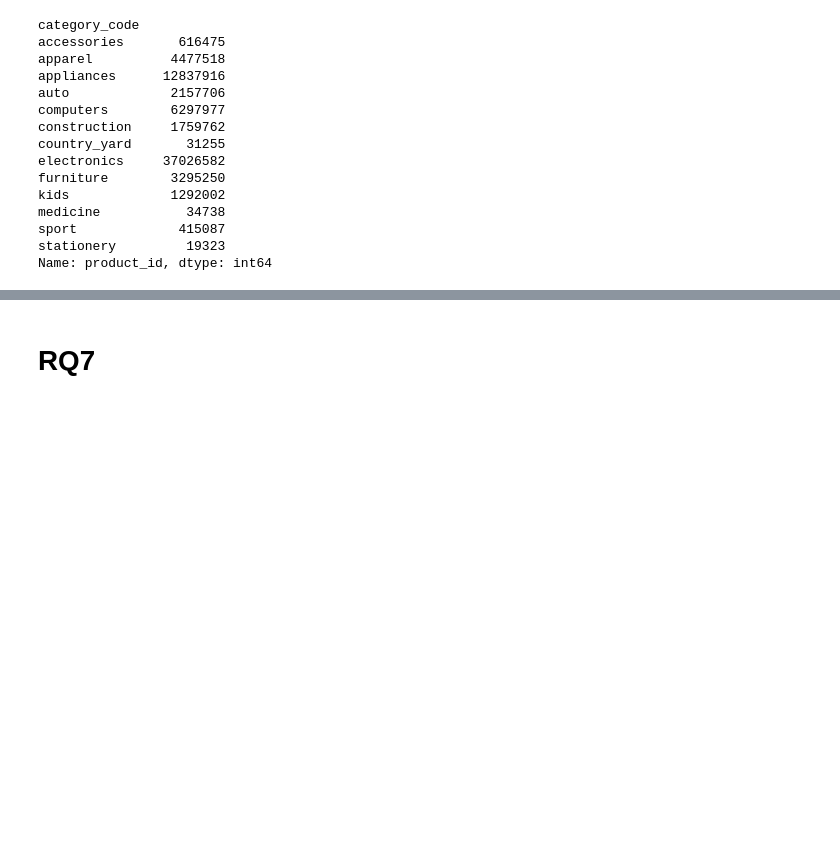
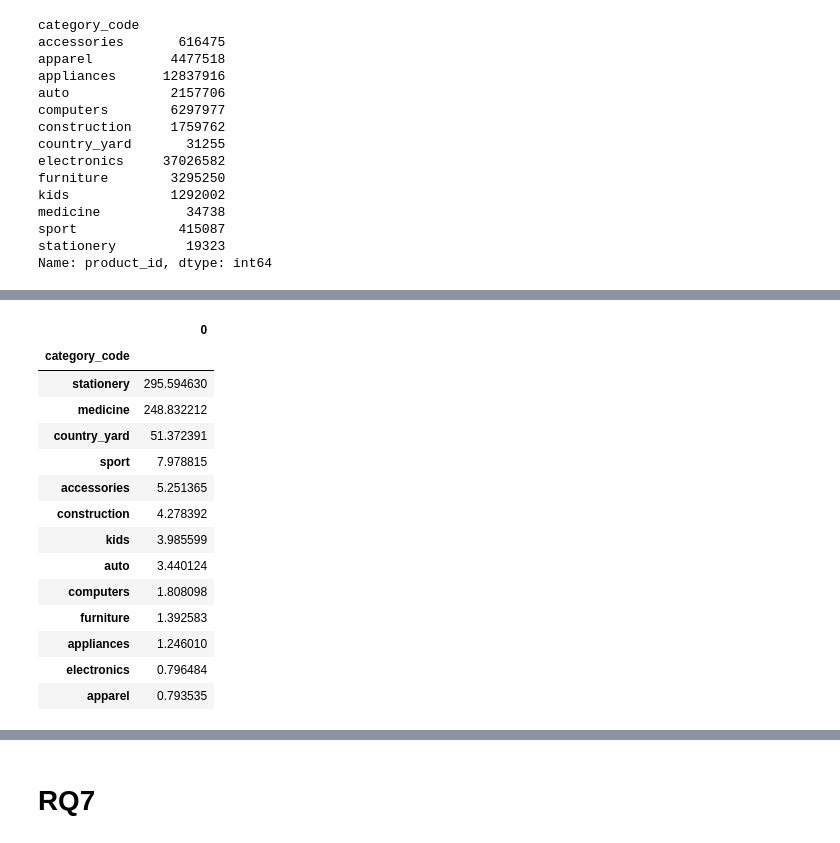
Before and after one commit to LA200/ADM_HW2, a Jupyter notebook: main.ipynb, the cells around one changed output, grey strips where cells are left out. Cells and saved outputs as stored; diff of their text form; code cells hidden in the pictures; blank space fills up the shorter version.

```diff
--- a/main.ipynb
+++ b/main.ipynb
@@ -940,3 +958,21 @@ Length: 142, dtype: float64
 # %%
 #now we apply a traslation to plot better the results
 coversion_for_plot = ((coversion_rate_for_categories)*10**8).sort_values(ascending=False)
+# %%
+coversion_for_plot.to_frame()
+# %% [output]
+|  | 0 |
+| category_code |  |
+| stationery | 295.594630 |
+| medicine | 248.832212 |
+| country_yard | 51.372391 |
+| sport | 7.978815 |
+| accessories | 5.251365 |
+| construction | 4.278392 |
+| kids | 3.985599 |
+| auto | 3.440124 |
+| computers | 1.808098 |
+| furniture | 1.392583 |
+| appliances | 1.246010 |
+| electronics | 0.796484 |
+| apparel | 0.793535 |
```
Also changed, not shown: parts of 19 cells of this notebook, 1 other file.
